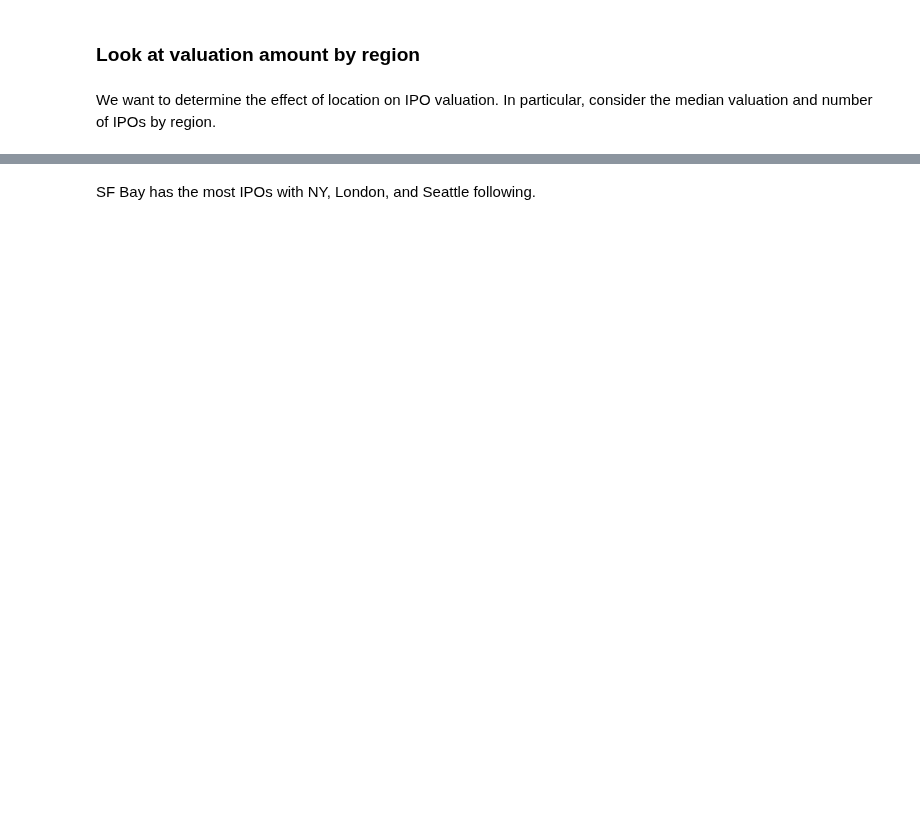
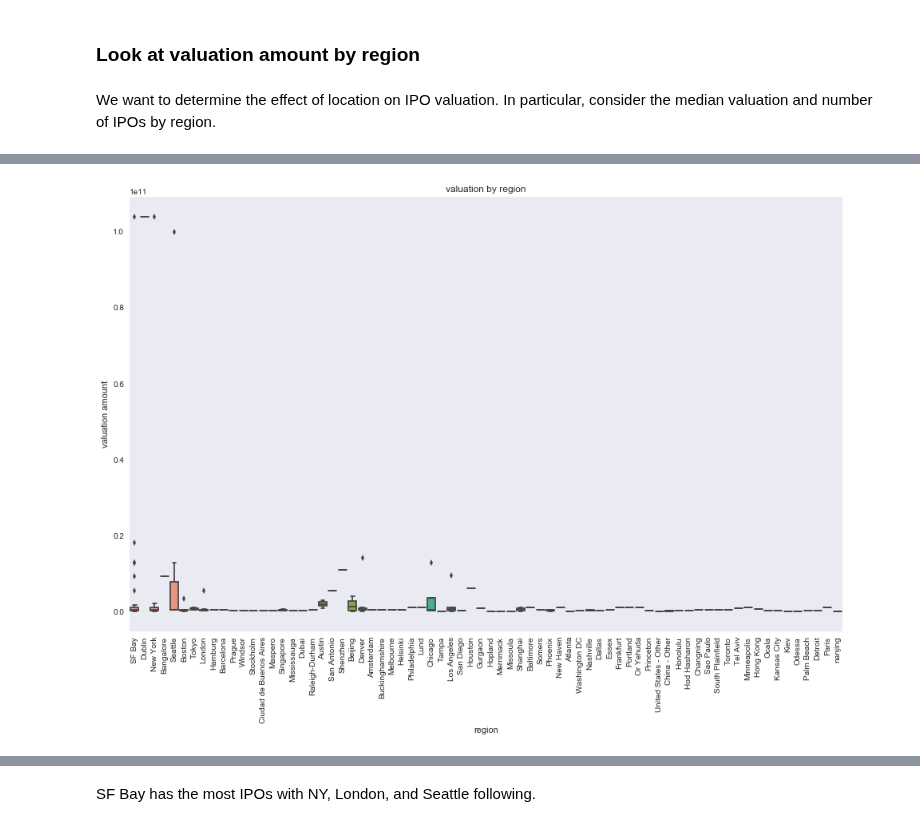
Before and after one commit to berkeley-stat159-f17/project-3-p2-mo-ma-ne, a Jupyter notebook: location_time.ipynb, the cells around one changed output, grey strips where cells are left out. Drawn from its saved outputs; the diff is of its cells as text; code cells hidden in the pictures; blank space fills up the shorter version.

Commit message:
fixed plot, removed custom module with my sql passwd

```diff
--- a/location_time.ipynb
+++ b/location_time.ipynb
@@ -62,3 +96,13 @@ df_region_val.describe()
+# %%
+# look at valuation by region
+fig, a = plt.subplots(figsize=(16,10))
+a=sns.boxplot(x='region', y='valuation_amount',data=df_region_val)
+a.set_ylabel('valuation amount')
+a.set_title('valuation by region')
+plt.xticks(rotation=90);
+#a.set_xticklabels(labels=drv.region.unique(), rotation=90);
+# %% [output]
+[figure, added]
 # %%
 # perform calculations on a per region basis
 reg = df_region_val.groupby(['region'])
```
Also changed, not shown: parts of 16 cells of this notebook.
